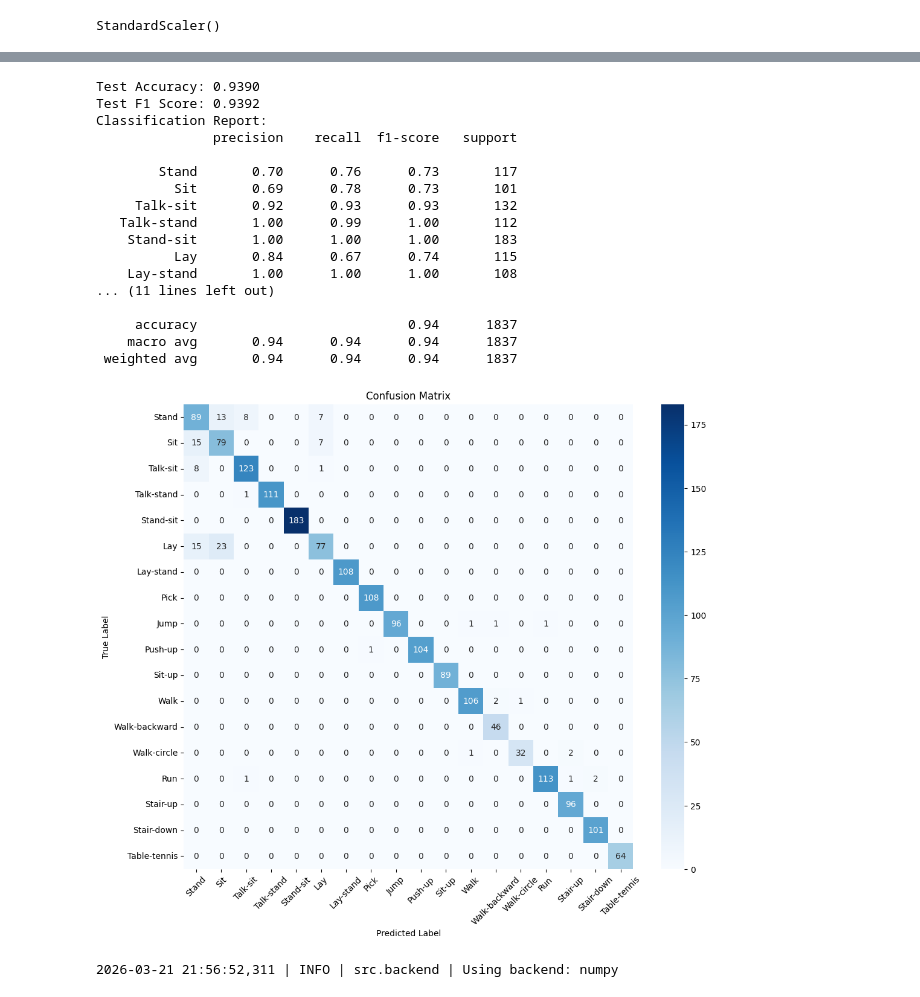
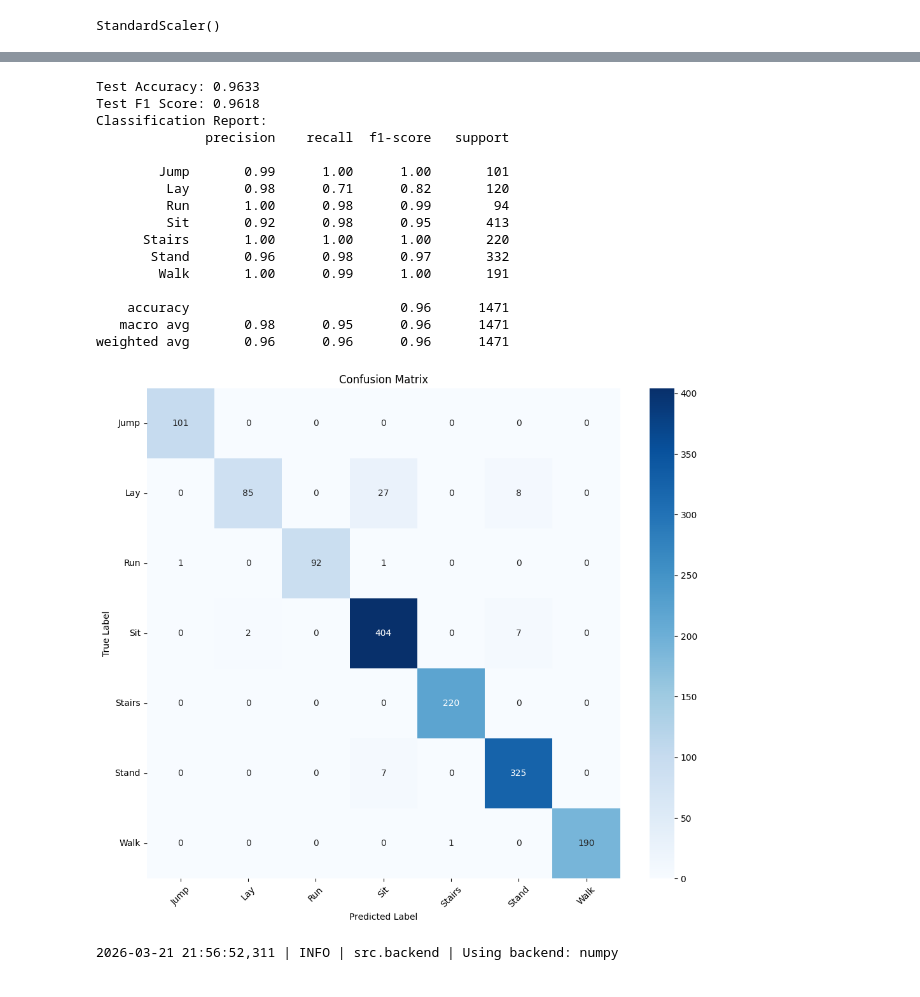
Before and after one commit to Wasloso/isa-s1-mla-project, a Jupyter notebook: neural_network_showcase.ipynb, the cells around one changed output, grey strips where cells are left out. Cells and saved outputs as stored; diff of their text form; code cells hidden in the pictures.

Commit message:
feat: add activity labels, change scripts

```diff
--- a/neural_network_showcase.ipynb
+++ b/neural_network_showcase.ipynb
@@ -65,15 +99,25 @@ Y = np.eye(num_classes)[Y]
 # %%
-X_train, x_test, Y_train, Y_test, lengths_train, lengths_test = train_test_split(X, Y, lengths, test_size=0.2, random_state=2)
+X_train, x_test, Y_train, Y_test, lengths_train, lengths_test = train_test_split(
+    X_remapped, Y_remapped, lengths_remapped, test_size=0.2, random_state=2
+)
+
+# Re-assign one-hot encoded targets to Y_train and Y_test so the remaining functions work smoothly
+num_classes = len(labels)
+Y_train = np.eye(num_classes)[Y_train.astype(int)]
+Y_test = np.eye(num_classes)[Y_test.astype(int)]
+
+# Redefine the dictionary map for the plotting matrix because we updated labels
+# %%
+activity_map = {i: label for i, label in enumerate(labels)}
 # %%
 from src.layers.batch_normalization import BatchNormalization
 
 
-backend.configure(policy=BackendPolicy(use_gpu=True), dataset_bytes=total_bytes)
-learning_rate = 1e-03
-optimizer = Adam(learning_rate=learning_rate)
+backend.configure(policy=BackendPolicy(use_gpu=True), dataset_bytes=1024*1024*1024*1024)
+optimizer = Adam(learning_rate=1e-3)
 loss_fn = CrossEntropy()
 model = Sequential([
-    Conv1D(filters=32, kernel_size=31, stride=3, padding=15, name="conv1"),
+    Conv1D(filters=32, kernel_size=31, stride=1, padding=15, name="conv1"),
     BatchNormalization(),
     LeakyReLU(),
     Conv1D(filters=64, kernel_size=15, stride=2, padding=7, name="conv2"),
@@ -88,12 +132,15 @@ model = Sequential([
     BatchNormalization(),
     ELU(),
     Dropout(0.5),
-    Dense(18),
+    Dense(len(labels)),
     Softmax()
 ])
 
 model.scaler = scaler
+model.activity_labels = labels
 model.compile(optimizer=optimizer, loss=loss_fn)
-history, total_time = model.fit(X_train, Y_train, epochs=80, batch_size=128, verbose=5, mask=lengths_train, lr_decay_epochs=20, lr_decay=0.5)
-model.save(r"models\har_model_hybrid_v1.nnp")
+
+
+history, total_time = model.fit(X_train, Y_train, epochs=150, batch_size=128, verbose=5, mask=lengths_train, lr_decay_epochs=30, lr_decay=0.5)
+model.save(r"models\har_model_hybrid_v3.nnp")
 # %% [output]
@@ -117,5 +164,5 @@ Training Complete. Total Time: 00:17:32
 # %%
-_loaded = Network.load(r"models\har_model_hybrid_v1.nnp")
+_loaded = Network.load(r"models\har_model_hybrid_v3.nnp")
 print(_loaded.scaler)
 # %% [output]
 StandardScaler()
@@ -154,26 +201,25 @@ def plot_confusion_matrix(x_test, y_test, model, lengths_test, activity_map):
     plt.yticks(rotation=0)
     plt.show()
 # %%
-plot_confusion_matrix(x_test, Y_test, _loaded, lengths_test=lengths_test, activity_map=activity_map)
+plot_confusion_matrix(x_test, Y_test, _loaded, lengths_test=lengths_test, activity_map=_loaded.activity_labels)
 # %% [output]
-Test Accuracy: 0.9390
-Test F1 Score: 0.9392
+Test Accuracy: 0.9633
+Test F1 Score: 0.9618
 Classification Report:
-               precision    recall  f1-score   support
+              precision    recall  f1-score   support
 
-        Stand       0.70      0.76      0.73       117
-          Sit       0.69      0.78      0.73       101
-     Talk-sit       0.92      0.93      0.93       132
-   Talk-stand       1.00      0.99      1.00       112
-    Stand-sit       1.00      1.00      1.00       183
-          Lay       0.84      0.67      0.74       115
-    Lay-stand       1.00      1.00      1.00       108
-... (11 lines left out)
+        Jump       0.99      1.00      1.00       101
+         Lay       0.98      0.71      0.82       120
+         Run       1.00      0.98      0.99        94
+         Sit       0.92      0.98      0.95       413
+      Stairs       1.00      1.00      1.00       220
+       Stand       0.96      0.98      0.97       332
+        Walk       1.00      0.99      1.00       191
 
-     accuracy                           0.94      1837
-    macro avg       0.94      0.94      0.94      1837
- weighted avg       0.94      0.94      0.94      1837
+    accuracy                           0.96      1471
+   macro avg       0.98      0.95      0.96      1471
+weighted avg       0.96      0.96      0.96      1471
-[figure, old version]
+[figure, new version]
 # %%
 
 def compare_gpu_vs_cpu(X, Y, model: Network, epochs=1, batch_size=64, verbose=5):
```
Also changed, not shown: parts of 8 cells of this notebook, 4 other files.
